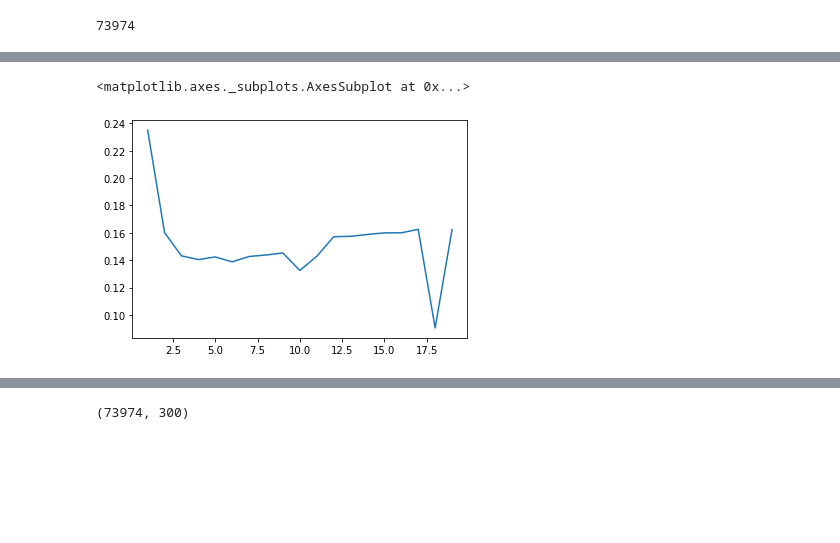
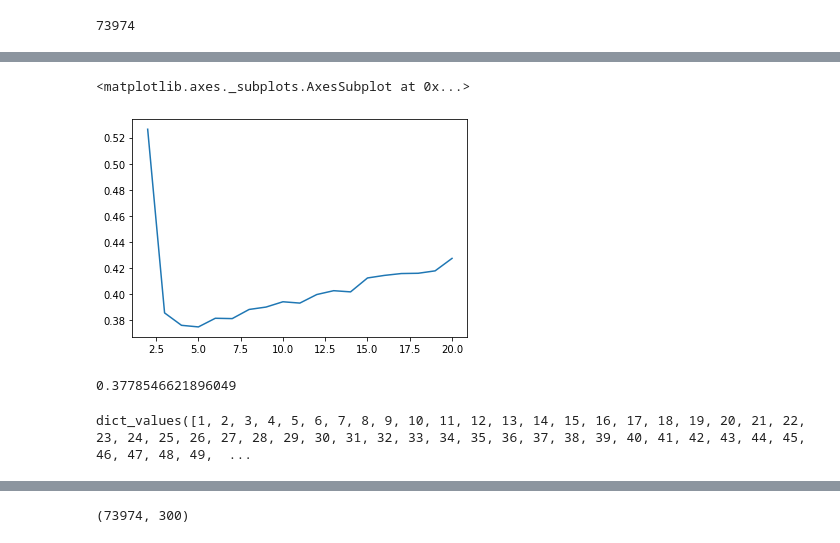
Before and after one commit to ydv1412/comapny_clustering, a Jupyter notebook: company_clustering.ipynb, the cells around one changed output, grey strips where cells are left out. Saved outputs shown, nothing was run; the diff lists cells and outputs as text; code cells hidden in the pictures; blank space fills up the shorter version.

```diff
--- a/company_clustering.ipynb
+++ b/company_clustering.ipynb
@@ -364,2 +399,4 @@ tokenizer.fit_on_texts(df['meta_description'].apply(str))
+# %%
+tokenizer.fit_on_texts(df3)
 # %%
 word_index = tokenizer.word_index
@@ -386,7 +405,7 @@ word_index
 # %%
-sequences = tokenizer.texts_to_sequences(df['meta_description'].apply(str))
+sequences = tokenizer.texts_to_sequences(df3)
 # %%
-padded_sequences = pad_sequences(sequences, maxlen = 300 , truncating='post')
+padded_sequences = pad_sequences(sequences, maxlen = 500 , truncating='post')
 # %%
 len(padded_sequences)
 # %% [output]
@@ -400,13 +419,23 @@ sil = []
 kmax = 20
 
 # dissimilarity would not be defined for a single cluster, thus, minimum number of clusters should be 2
-for k in range(2, kmax+1):
+for k in tqdm(range(2, kmax+1)):
   kmeans = KMeans(n_clusters = k).fit(padded_sequences)
   labels = kmeans.labels_
   sil.append(silhouette_score(padded_sequences, labels, metric = 'euclidean'))
 # %%
-xs2 = [i for i in range(1,20)]
+xs2 = [i for i in range(2,21)]
 sns.lineplot(xs2,sil)
 # %% [output]
 <matplotlib.axes._subplots.AxesSubplot at 0x...>
-[figure, old version]
+[figure, new version]
+# %%
+kmeans = KMeans(n_clusters = 5).fit(padded_sequences)
+labels = kmeans.labels_
+print(silhouette_score(padded_sequences, labels, metric = 'euclidean'))
+# %% [output]
+0.3778546621896049
+# %%
+word_index.values()
+# %% [output]
+dict_values([1, 2, 3, 4, 5, 6, 7, 8, 9, 10, 11, 12, 13, 14, 15, 16, 17, 18, 19, 20, 21, 22, 23, 24, 25, 26, 27, 28, 29, 30, 31, 32, 33, 34, 35, 36, 37, 38, 39, 40, 41, 42, 43, 44, 45, 46, 47, 48, 49,  ...
```
Also changed, not shown: parts of 53 cells of this notebook.
